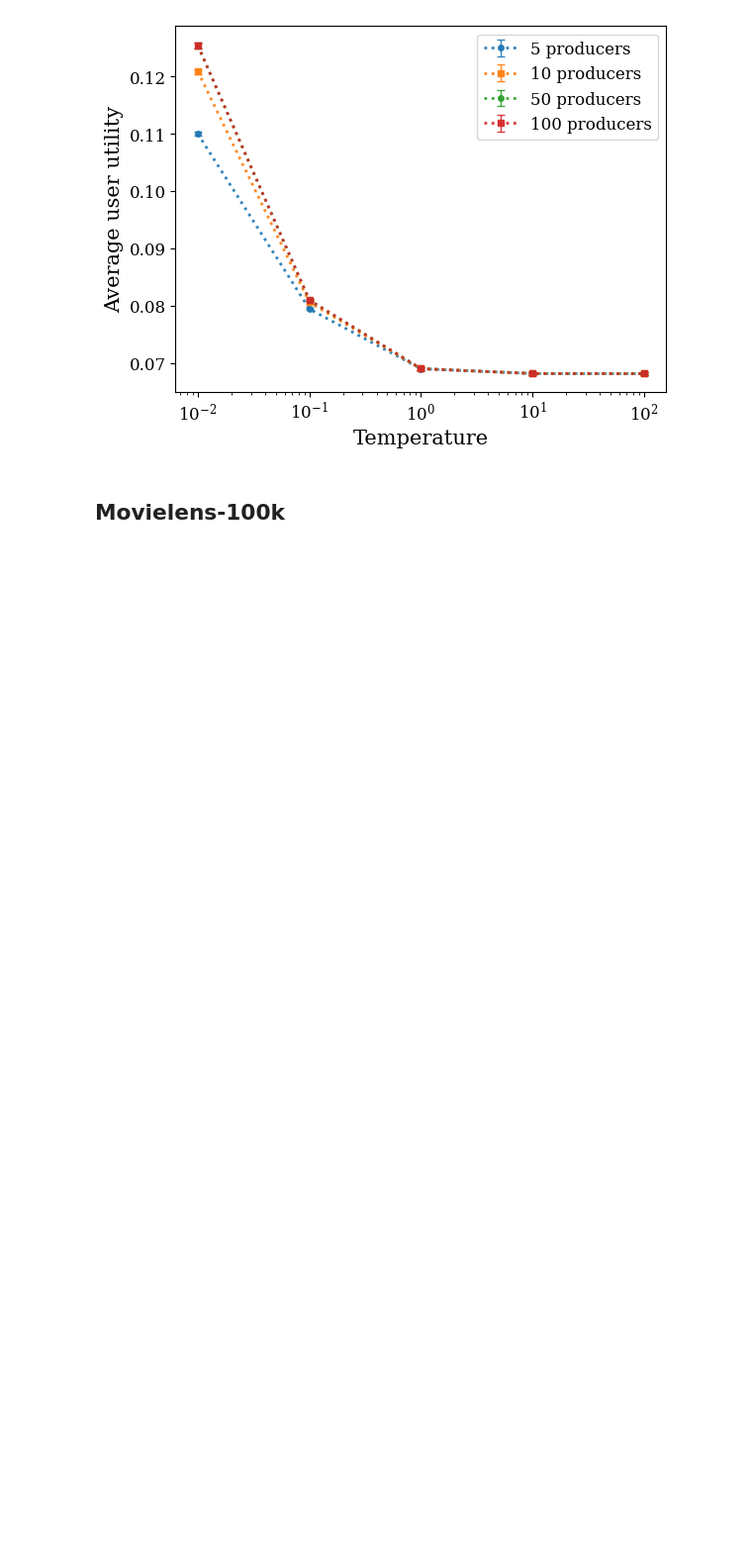
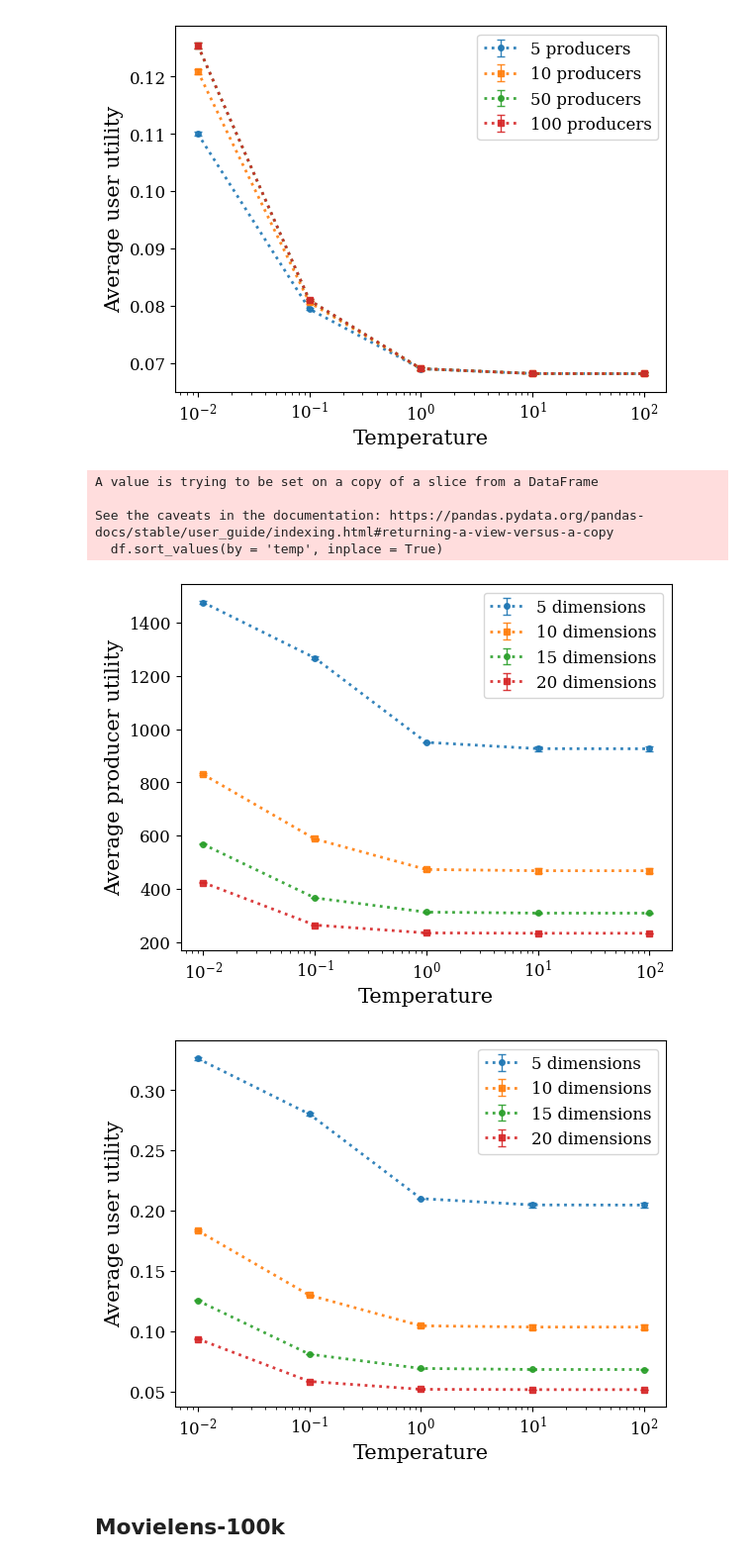
Before and after one commit to krishnacharya/recsys_eq, a Jupyter notebook: notebooks/utilities-tempvar-nprodcurvesndimcurves-nrips.ipynb, the cells around one changed output. Shown at 99% size. Cells and saved outputs as stored; diff of their text form; code cells hidden in the pictures; blank space fills up the shorter version.

Commit message:
add plots for prod and user utils, varying temp

```diff
--- a/notebooks/utilities-tempvar-nprodcurves-nrips.ipynb
+++ b/notebooks/utilities-tempvar-nprodcurvesndimcurves-nrips.ipynb
@@ -92,6 +94,15 @@ See the caveats in the documentation: https://pandas.pydata.org/pandas-docs/stab
   df.sort_values(by = 'temp', inplace = True)
 [figure]
 [figure]
+# %%
+plot_utils_tempvar_dimcurves__errbar(dict_df, '../plots/util-temps-ndimcurves/rentrunway_')
+# %% [output]
+A value is trying to be set on a copy of a slice from a DataFrame
+
+See the caveats in the documentation: https://pandas.pydata.org/pandas-docs/stable/user_guide/indexing.html#returning-a-view-versus-a-copy
+  df.sort_values(by = 'temp', inplace = True)
+[figure, added]
+[figure, added]
 # %% [markdown]
 ## Movielens-100k
 # %%
```
Also changed, not shown: parts of 15 cells of this notebook, 22 other files.
